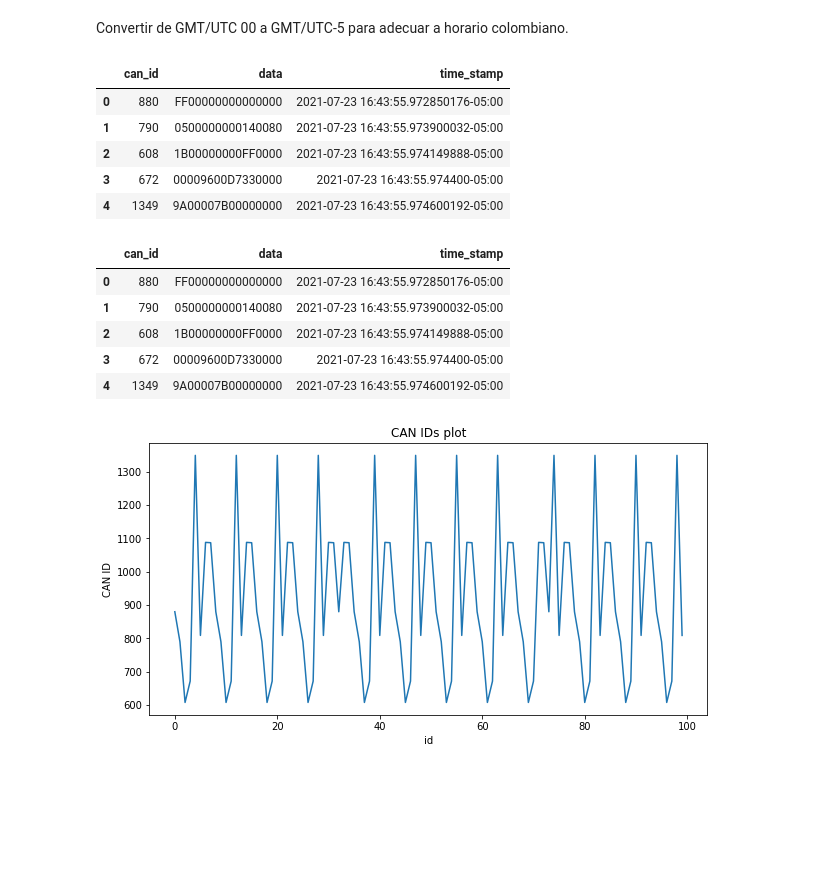
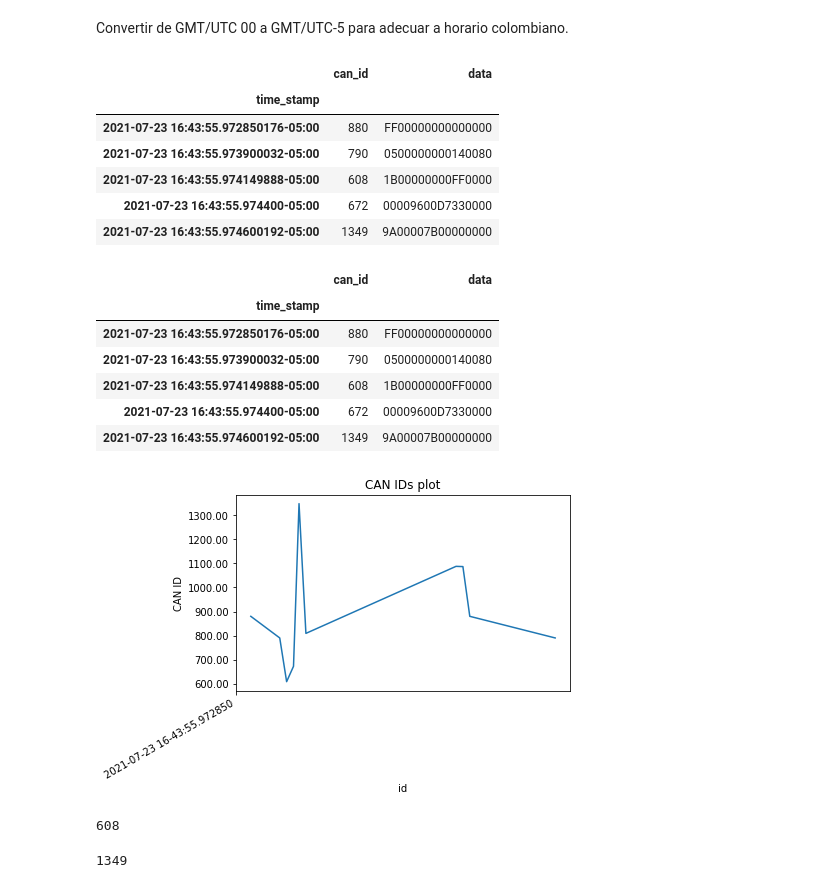
Before and after one commit to PabloT30/vehicle-testing, a Jupyter notebook: CAN_Analysis_KIA_Sportage_2015.ipynb, the cells around one changed output. Cells and saved outputs as stored; diff of their text form; code cells hidden in the pictures; blank space fills up the shorter version.

Commit message:
CAN Bus data analysis from KIA Sportage 2015 test in a dynamometer.

```diff
--- a/CAN_Analysis_KIA_Sportage_2015.ipynb
+++ b/CAN_Analysis_KIA_Sportage_2015.ipynb
@@ -244,3 +244,5 @@ can_bus_data['time_stamp'] = pd.to_datetime(can_bus_data['time_stamp_epoch'],
 Convertir de GMT/UTC 00 a GMT/UTC-5 para adecuar a horario colombiano.
 # %%
 can_bus_data['time_stamp'] = can_bus_data['time_stamp'].dt.tz_convert('America/Bogota')
+can_bus_data.set_index('time_stamp', inplace=True)
+can_bus_data.drop(columns=['time_stamp_epoch'], inplace=True)
@@ -251,11 +251,12 @@ can_bus_data['can_id'] = can_bus_data['can_id'].apply(int, base=16)
 # %%
 can_bus_data.head()
 # %% [output]
-|  | can_id | data | time_stamp |
-| 0 | 880 | FF00000000000000 | 2021-07-23 16:43:55.972850176-05:00 |
-| 1 | 790 | 0500000000140080 | 2021-07-23 16:43:55.973900032-05:00 |
-| 2 | 608 | 1B00000000FF0000 | 2021-07-23 16:43:55.974149888-05:00 |
-| 3 | 672 | 00009600D7330000 | 2021-07-23 16:43:55.974400-05:00 |
-| 4 | 1349 | 9A00007B00000000 | 2021-07-23 16:43:55.974600192-05:00 |
+|  | can_id | data |
+| time_stamp |  |  |
+| 2021-07-23 16:43:55.972850176-05:00 | 880 | FF00000000000000 |
+| 2021-07-23 16:43:55.973900032-05:00 | 790 | 0500000000140080 |
+| 2021-07-23 16:43:55.974149888-05:00 | 608 | 1B00000000FF0000 |
+| 2021-07-23 16:43:55.974400-05:00 | 672 | 00009600D7330000 |
+| 2021-07-23 16:43:55.974600192-05:00 | 1349 | 9A00007B00000000 |
 # %%
 can = can_bus_data.copy()
@@ -264,11 +263,12 @@ can = can_bus_data.copy()
 # %%
 can.head()
 # %% [output]
-|  | can_id | data | time_stamp |
-| 0 | 880 | FF00000000000000 | 2021-07-23 16:43:55.972850176-05:00 |
-| 1 | 790 | 0500000000140080 | 2021-07-23 16:43:55.973900032-05:00 |
-| 2 | 608 | 1B00000000FF0000 | 2021-07-23 16:43:55.974149888-05:00 |
-| 3 | 672 | 00009600D7330000 | 2021-07-23 16:43:55.974400-05:00 |
-| 4 | 1349 | 9A00007B00000000 | 2021-07-23 16:43:55.974600192-05:00 |
+|  | can_id | data |
+| time_stamp |  |  |
+| 2021-07-23 16:43:55.972850176-05:00 | 880 | FF00000000000000 |
+| 2021-07-23 16:43:55.973900032-05:00 | 790 | 0500000000140080 |
+| 2021-07-23 16:43:55.974149888-05:00 | 608 | 1B00000000FF0000 |
+| 2021-07-23 16:43:55.974400-05:00 | 672 | 00009600D7330000 |
+| 2021-07-23 16:43:55.974600192-05:00 | 1349 | 9A00007B00000000 |
 # %%
 import matplotlib.pyplot as plt
@@ -275,11 +276,21 @@ import matplotlib.pyplot as plt
 import seaborn as sns
 %matplotlib inline
 # %%
-plt.figure(figsize=(10,5))
-plt.plot(can['can_id'][0:100])
+ax = can['can_id'][0:10].plot()
 plt.title('CAN IDs plot')
 plt.xlabel('id')
 plt.ylabel('CAN ID')
+tick_labels = can.index.strftime('%Y-%m-%d %H-%M:%S.%f')
+ax.xaxis.set_major_formatter(ticker.FixedFormatter(tick_labels))
+ax.yaxis.set_major_formatter(ticker.FormatStrFormatter('%.2f'))
 plt.show()
 # %% [output]
-[figure, old version]
+[figure, new version]
+# %%
+can['can_id'].min()
+# %% [output]
+608
+# %%
+can['can_id'].max()
+# %% [output]
+1349
```
Also changed, not shown: parts of 3 cells of this notebook.
